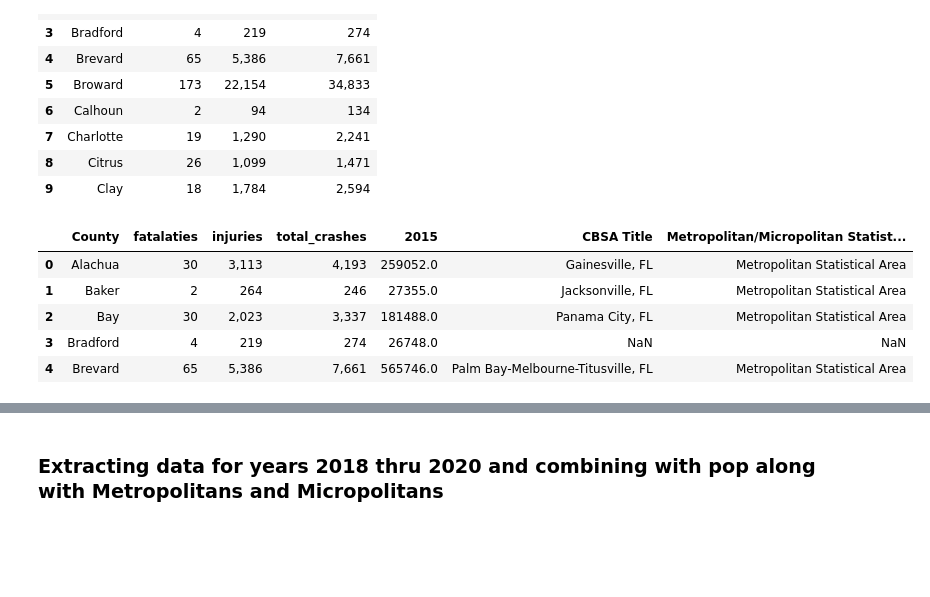
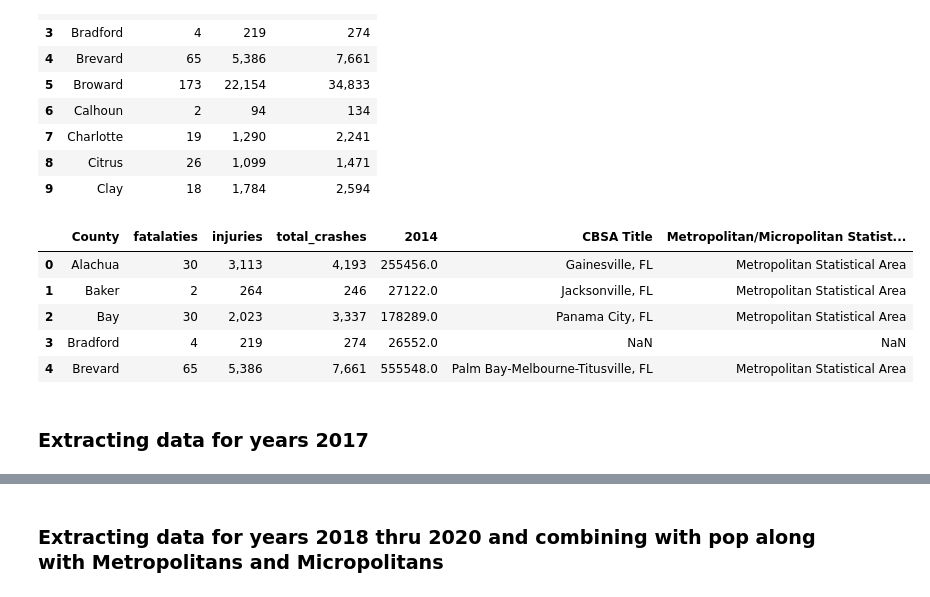
Before and after one commit to igoike/Capstone, a Jupyter notebook: notebooks/fl_analysis.ipynb, the cells around one changed output, grey strips where cells are left out. Cells and saved outputs as stored; diff of their text form; code cells hidden in the pictures; blank space fills up the shorter version.

```diff
--- a/notebooks/fl_analysis.ipynb
+++ b/notebooks/fl_analysis.ipynb
@@ -129,0 +134,8 @@ fl_df
+# %%
+fl_df_injuries13 = pd.DataFrame()
+pages = list(range(47,49))
+pdf = pdfplumber.open(file_2013)
+for page in pages:
+    table=pdf.pages[page].extract_table()
+    df = pd.DataFrame(table)
+    fl_df_injuries13 = fl_df_injuries13.append(df)
@@ -217,7 +313,7 @@ df_test_melt_2014.head()
 # %% [markdown]
 ### Extracting data for years 2014 thru 2016 and combining with pop along with Metropolitans and Micropolitans
 # %%
-fl_df = pd.DataFrame()
+fl_df_2014_2016 = pd.DataFrame()
 pages = list(range(35,42))
 pdf = pdfplumber.open(file_2014_2016)
 for page in pages:
@@ -226,10 +322,10 @@ for page in pages:
     list_length = len(table)
     paired_list = [table[i] + table[i+1]+ table[i+2] for i in range(0, list_length-1,4)]
     df = pd.DataFrame(paired_list)
-    fl_df = fl_df.append(df)
+    fl_df_2014_2016 = fl_df_2014_2016.append(df)
 # %%
-fl_df = fl_df.drop([5,6,7,12,13,14,19,20],axis=1)
-fl_df.head()
+fl_df_2014_2016 = fl_df_2014_2016.drop([5,6,7,12,13,14,19,20],axis=1)
+fl_df_2014_2016.head()
 # %% [output]
 |  | 0 | 1 | 2 | 3 | 4 | 8 | 9 | 10 | 11 | 15 | 16 | ... |
 | 0 | Alachua | Total Crashes | 5,980 | 5,027 | 4,193 | Total Fatalities | 46 | 37 | 30 | Total Injuries | 4,398 | ... |
@@ -296,7 +401,7 @@ df_combined_fl_2015.head()
 | 3 | Bradford | 10 | 241 | 348 | 26748.0 | NaN | NaN |
 | 4 | Brevard | 82 | 6,130 | 8,387 | 565746.0 | Palm Bay-Melbourne-Titusville, FL | Metropolitan Statistical Area |
 # %%
-fl_df_melt_2014 = pd.melt(fl_df,id_vars=[11,18,4],value_vars=[0])
+fl_df_melt_2014 = pd.melt(fl_df_2014_2016,id_vars=[11,18,4],value_vars=[0])
 fl_df_melt_2014 = fl_df_melt_2014.drop(['variable'],axis=1)
 fl_df_melt_2014 = fl_df_melt_2014[['value',11,18,4]]
 fl_df_melt_2014.columns = ['County','fatalaties','injuries','total_crashes']
@@ -314,20 +419,22 @@ fl_df_melt_2014.head(10)
 | 8 | Citrus | 26 | 1,099 | 1,471 |
 | 9 | Clay | 18 | 1,784 | 2,594 |
 # %%
-df_combined_fl = pd.merge(fl_df_melt_2014,pop_combined[['County', 2015]],on="County",how='left')
-df_combined_fl_2014 = pd.merge(df_combined_fl,metros_fl[['CBSA Title','Metropolitan/Micropolitan Statistical Area','County']],on="County",how='left')
+df_combined_fl_14 = pd.merge(fl_df_melt_2014,pop_combined[['County', 2014]],on="County",how='left')
+df_combined_fl_2014 = pd.merge(df_combined_fl_14,metros_fl[['CBSA Title','Metropolitan/Micropolitan Statistical Area','County']],on="County",how='left')
 df_combined_fl_2014.head()
 # %% [output]
-|  | County | fatalaties | injuries | total_crashes | 2015 | CBSA Title | Metropolitan/Micropolitan Statist... |
-| 0 | Alachua | 30 | 3,113 | 4,193 | 259052.0 | Gainesville, FL | Metropolitan Statistical Area |
-| 1 | Baker | 2 | 264 | 246 | 27355.0 | Jacksonville, FL | Metropolitan Statistical Area |
-| 2 | Bay | 30 | 2,023 | 3,337 | 181488.0 | Panama City, FL | Metropolitan Statistical Area |
-| 3 | Bradford | 4 | 219 | 274 | 26748.0 | NaN | NaN |
-| 4 | Brevard | 65 | 5,386 | 7,661 | 565746.0 | Palm Bay-Melbourne-Titusville, FL | Metropolitan Statistical Area |
+|  | County | fatalaties | injuries | total_crashes | 2014 | CBSA Title | Metropolitan/Micropolitan Statist... |
+| 0 | Alachua | 30 | 3,113 | 4,193 | 255456.0 | Gainesville, FL | Metropolitan Statistical Area |
+| 1 | Baker | 2 | 264 | 246 | 27122.0 | Jacksonville, FL | Metropolitan Statistical Area |
+| 2 | Bay | 30 | 2,023 | 3,337 | 178289.0 | Panama City, FL | Metropolitan Statistical Area |
+| 3 | Bradford | 4 | 219 | 274 | 26552.0 | NaN | NaN |
+| 4 | Brevard | 65 | 5,386 | 7,661 | 555548.0 | Palm Bay-Melbourne-Titusville, FL | Metropolitan Statistical Area |
 # %%
 df_combined_fl_2014.to_excel('C:/Users/iulia/Documents/NSS/projects/capstone/data/cleaned_data/2014_FL.xlsx', engine='xlsxwriter',index=False)
 df_combined_fl_2015.to_excel('C:/Users/iulia/Documents/NSS/projects/capstone/data/cleaned_data/2015_FL.xlsx', engine='xlsxwriter',index=False)
 df_combined_fl_2016.to_excel('C:/Users/iulia/Documents/NSS/projects/capstone/data/cleaned_data/2016_FL.xlsx', engine='xlsxwriter',index=False)
+# %% [markdown]
+### Extracting data for years 2017
 # %%
 file_2017 ='C:/Users/iulia/Documents/NSS/projects/capstone/data/raw_data/FL/FL_2017.pdf'
 # %%
```
Also changed, not shown: parts of 47 cells of this notebook.
